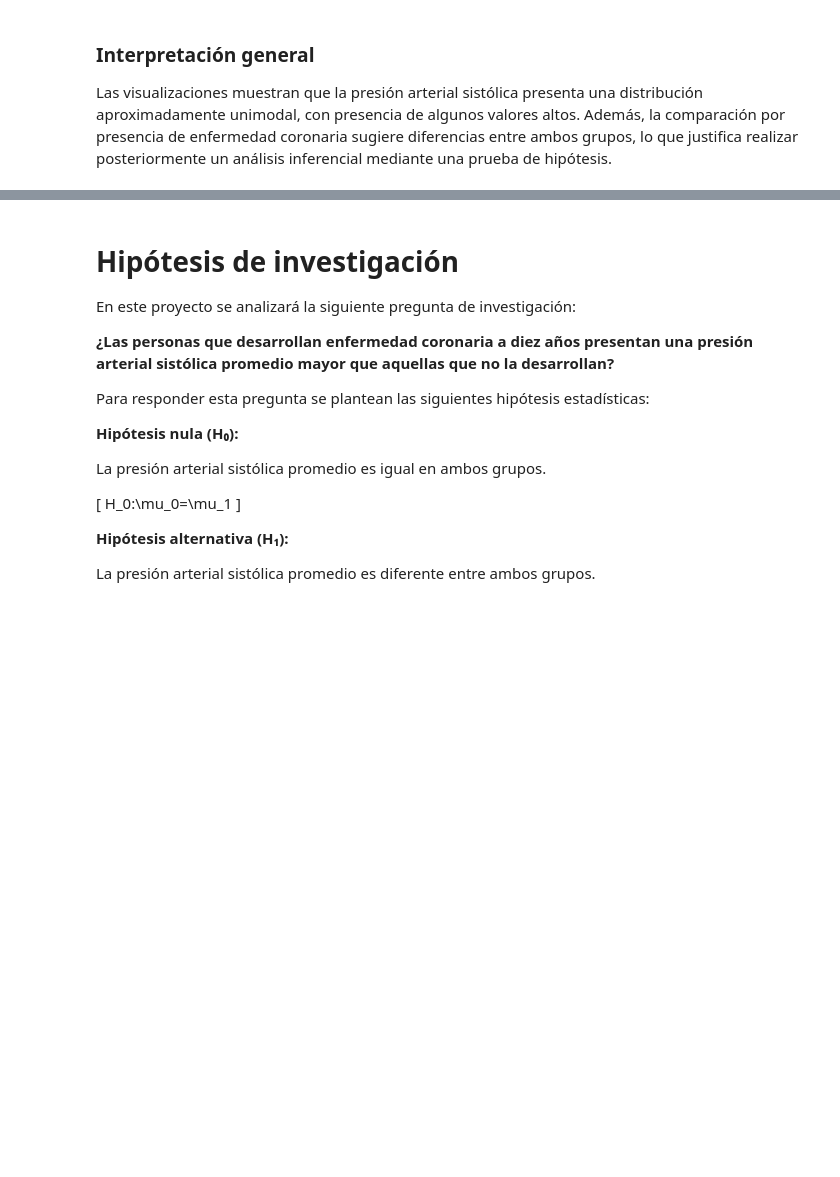
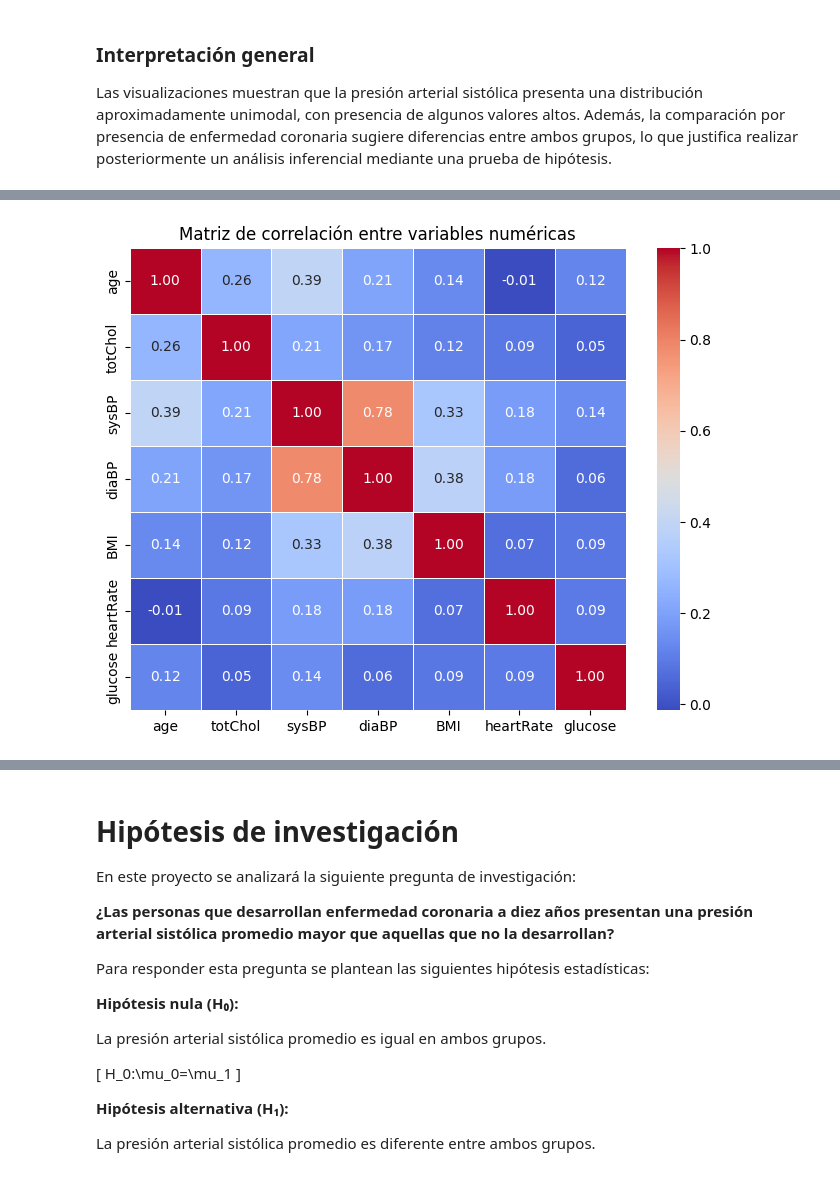
Before and after one commit to Prod1982/mcdi501_grupo6, a Jupyter notebook: notebooks/F1_Analisis_Exploratorio.ipynb, the cells around one changed output, grey strips where cells are left out. Saved outputs shown, nothing was run; the diff lists cells and outputs as text; code cells hidden in the pictures; blank space fills up the shorter version.

```diff
--- a/notebooks/F1_Analisis_Exploratorio.ipynb
+++ b/notebooks/F1_Analisis_Exploratorio.ipynb
@@ -356,0 +491,14 @@ Las visualizaciones muestran que la presión arterial sistólica presenta una di
+# %%
+variables_numericas = [
+    "age",
+    "totChol",
+    "sysBP",
+    "diaBP",
+    "BMI",
+    "heartRate",
+    "glucose"
+]
+
+correlacion = df[variables_numericas].corr()
+
+correlacion.round(2)
@@ -356,0 +514,16 @@ Las visualizaciones muestran que la presión arterial sistólica presenta una di
+# %%
+plt.figure(figsize=(8,6))
+
+sns.heatmap(
+    correlacion,
+    annot=True,
+    cmap="coolwarm",
+    linewidths=0.5,
+    fmt=".2f"
+)
+
+plt.title("Matriz de correlación entre variables numéricas")
+
+plt.show()
+# %% [output]
+[figure, added]
```
Also changed, not shown: parts of 38 cells of this notebook, 1 other file.
